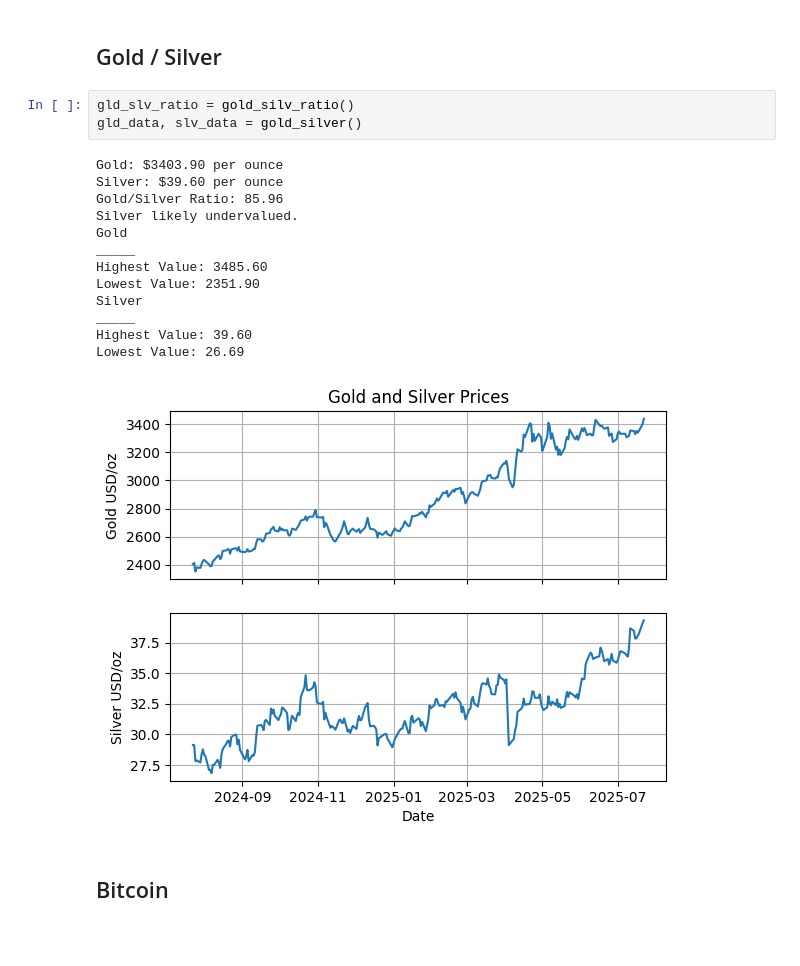
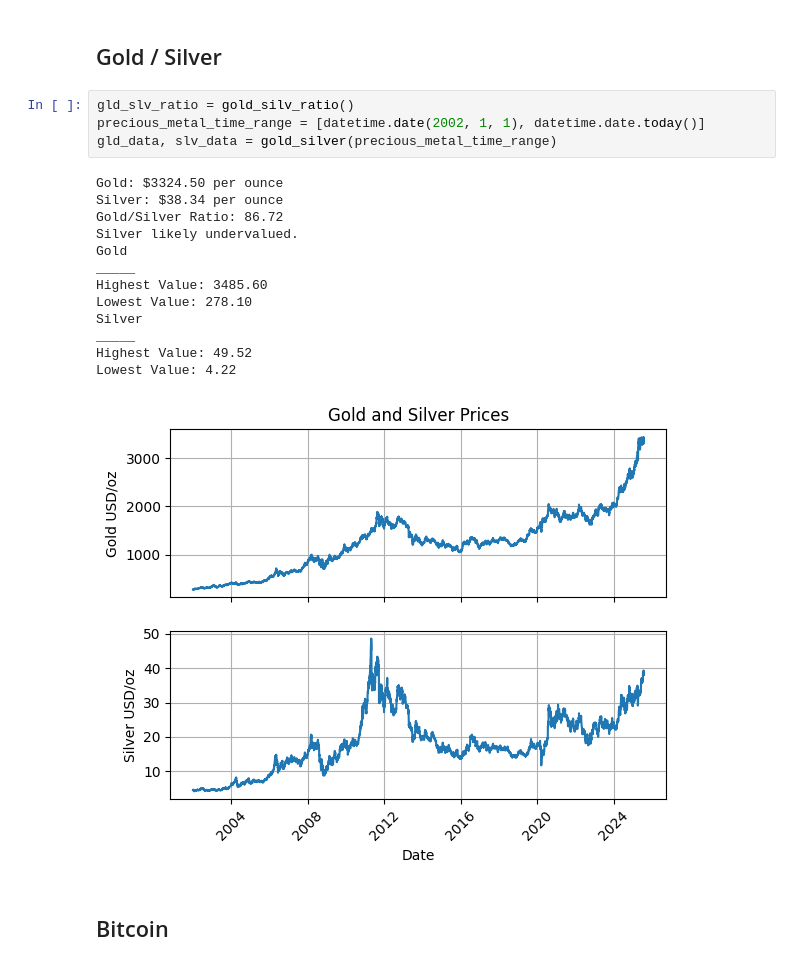
Before and after one commit to ncussonn/finance, a Jupyter notebook: market_overview.ipynb, the cells around one changed output. Drawn from its saved outputs; the diff is of its cells as text; blank space fills up the shorter version.

```diff
--- a/market_overview.ipynb
+++ b/market_overview.ipynb
@@ -36,21 +39,22 @@ Stable market conditions.
 ## Gold / Silver
 # %%
 gld_slv_ratio = gold_silv_ratio()
-gld_data, slv_data = gold_silver()
+precious_metal_time_range = [datetime.date(2002, 1, 1), datetime.date.today()]
+gld_data, slv_data = gold_silver(precious_metal_time_range)
 # %% [output]
-Gold: $3403.90 per ounce
-Silver: $39.60 per ounce
-Gold/Silver Ratio: 85.96
+Gold: $3324.50 per ounce
+Silver: $38.34 per ounce
+Gold/Silver Ratio: 86.72
 Silver likely undervalued.
 Gold
 _____
 Highest Value: 3485.60
-Lowest Value: 2351.90
+Lowest Value: 278.10
 Silver
 _____
-Highest Value: 39.60
-Lowest Value: 26.69
+Highest Value: 49.52
+Lowest Value: 4.22
-[figure, old version]
+[figure, new version]
 # %% [markdown]
 ## Bitcoin
 # %%
```
Also changed, not shown: parts of 6 cells of this notebook, 4 other files.
